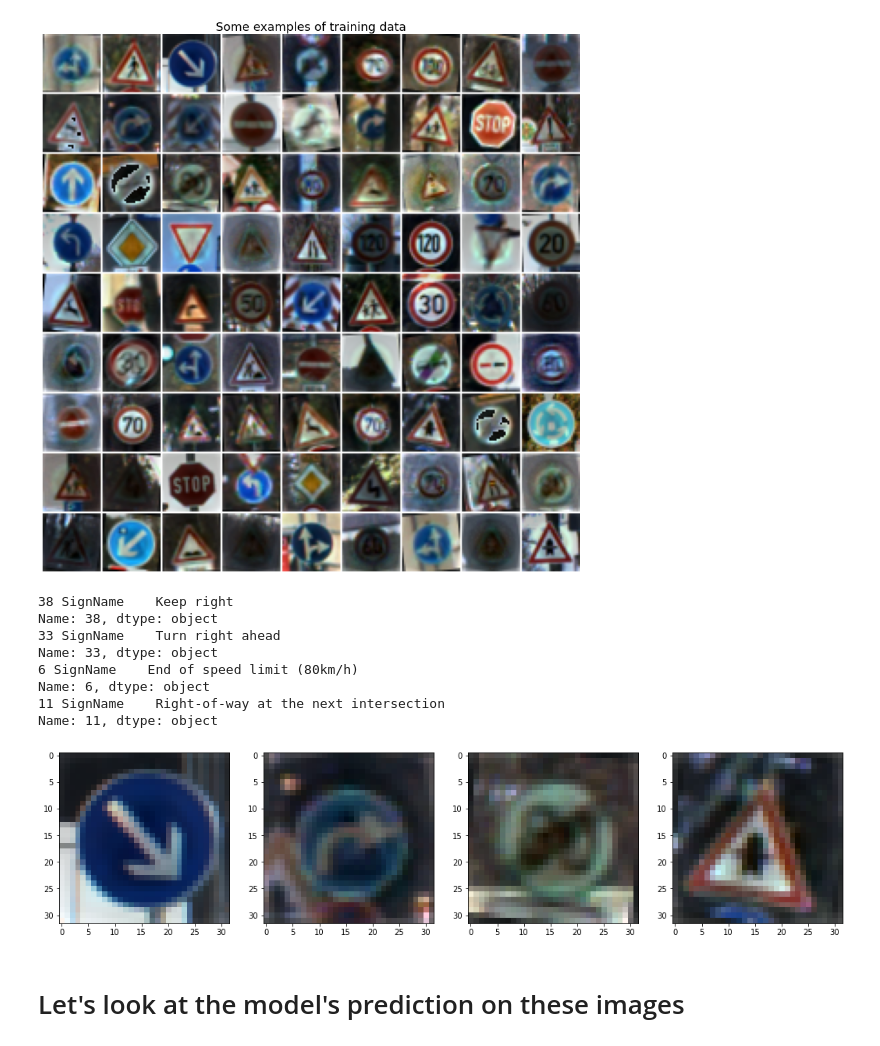
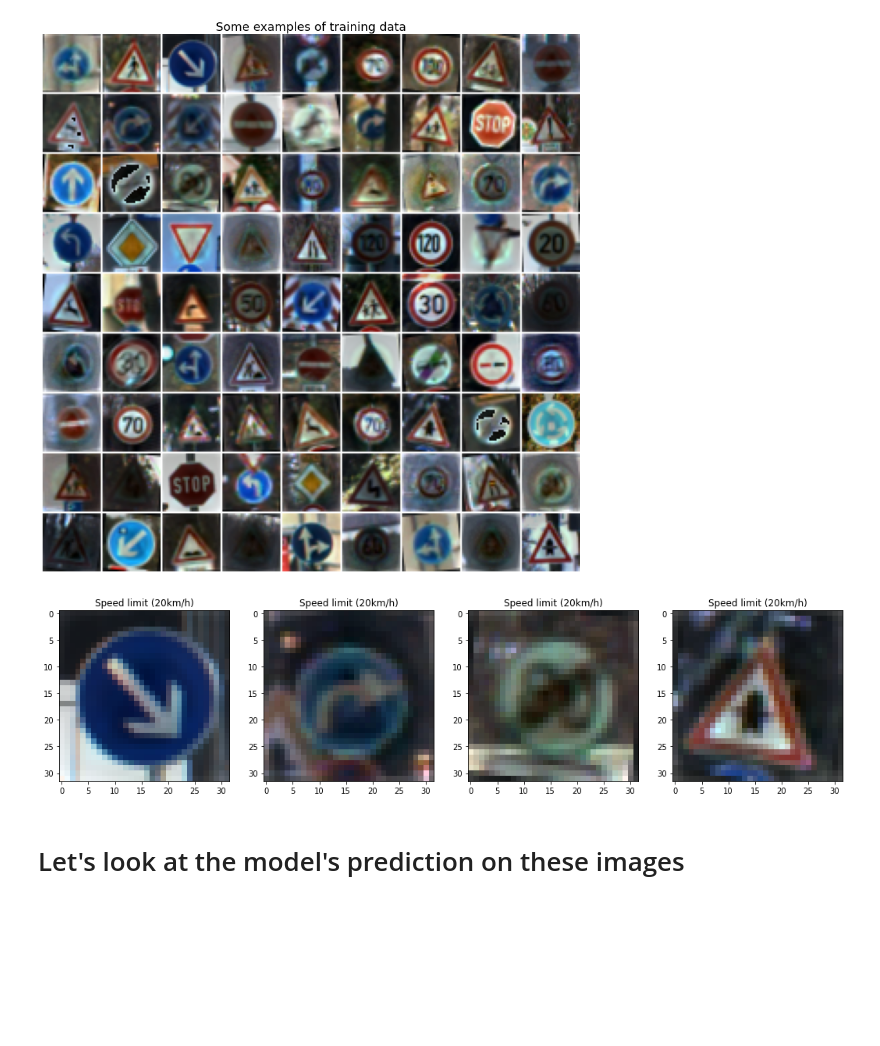
Before and after one commit to gaspia/DLNN-TrafficSign, a Jupyter notebook: TS_CNN_02.ipynb, the cells around one changed output. Cells and saved outputs as stored; diff of their text form; code cells hidden in the pictures; blank space fills up the shorter version.

Commit message:
ts v0.1 general dataset init

```diff
--- a/TS_CNN_02.ipynb
+++ b/TS_CNN_02.ipynb
@@ -233,48 +235,42 @@ plt.close()
 # %% [output]
 (81, 32, 32, 3)
 [figure]
+# %%
+# Getting labels
+labels = pd.read_csv('./dataset/label_names.csv', header=[0])
+labels.set_index('ClassId', drop=True, inplace=True)
+
+y_train = data['y_train']
+
+def getLabel(index, labels):
+    return labels.iloc[index].values[0]
 # %%
-# Getting labels
-labels = pd.read_csv('./dataset/label_names.csv', header=[0], index_col=0)
-y_train = data['y_train']
-
-def getLabel(index, labels):
-    print (index, labels.iloc[index])
-
 # picking 4 images to predict
 
 def showImage(image):
     img = image
     low, high = np.min(img), np.max(img)
     return (img - low) / (high - low)
 
 sample = [2, 10, 20, 60]
 
 # get images and show them
 
 to_predict = []
 y = []
 fig, ax = plt.subplots(1, 4, figsize=(18, 10))
 p = int(0)
 
 for i in sample:
     to_predict.append(examples[i])
     y.append(y_train[i])
     ax[p].imshow(showImage(to_predict[p]), cmap='gray')
     ax[p].set_title(getLabel(y[p], labels))
     p += 1
 
 plt.show()
 # %% [output]
-38 SignName    Keep right
-Name: 38, dtype: object
-33 SignName    Turn right ahead
-Name: 33, dtype: object
-6 SignName    End of speed limit (80km/h)
-Name: 6, dtype: object
-11 SignName    Right-of-way at the next intersection
-Name: 11, dtype: object
-[figure, old version]
+[figure, new version]
 # %% [markdown]
 # Let's look at the model's prediction on these images
 # %%
```
Also changed, not shown: parts of 9 cells of this notebook, 3 other files.
